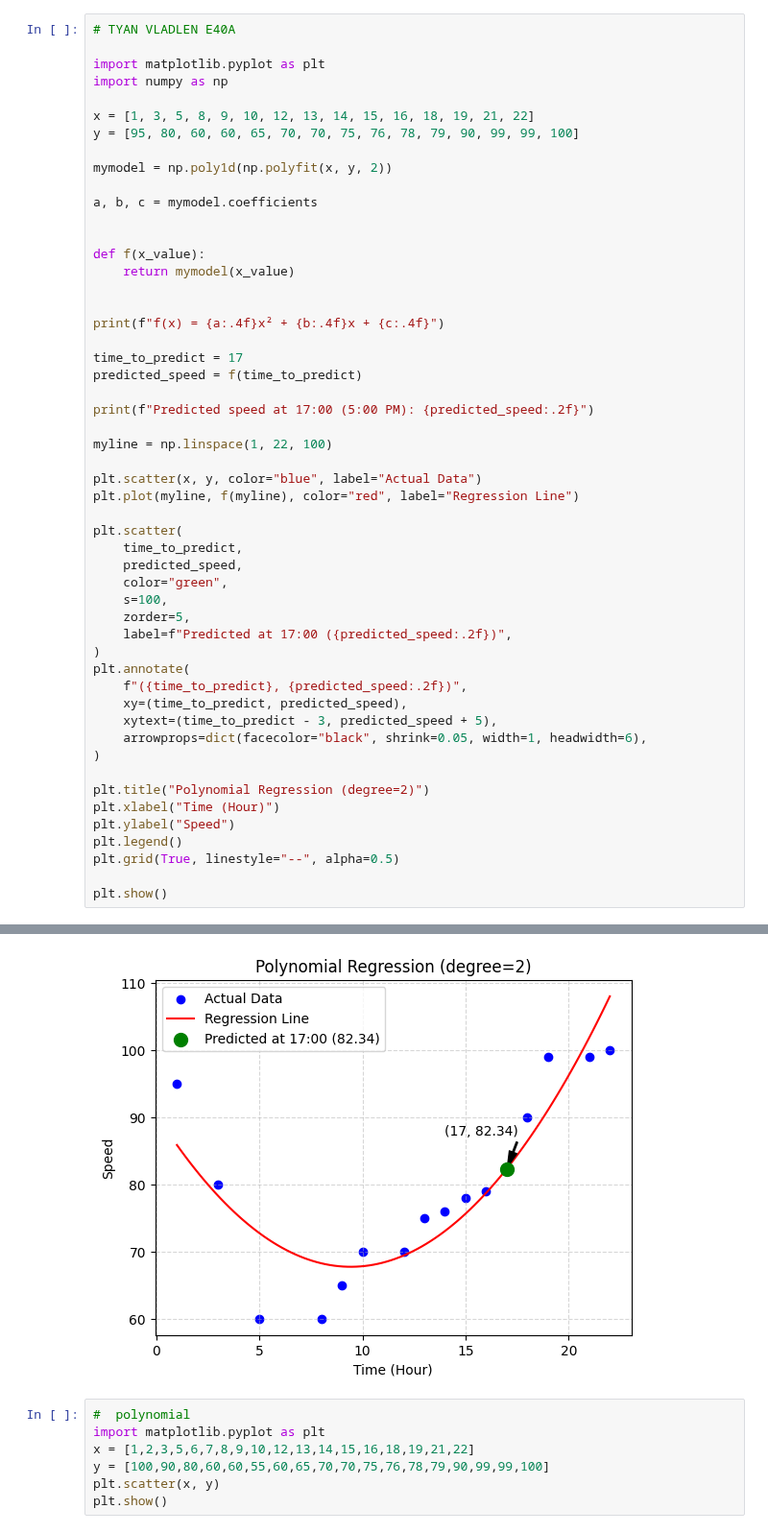
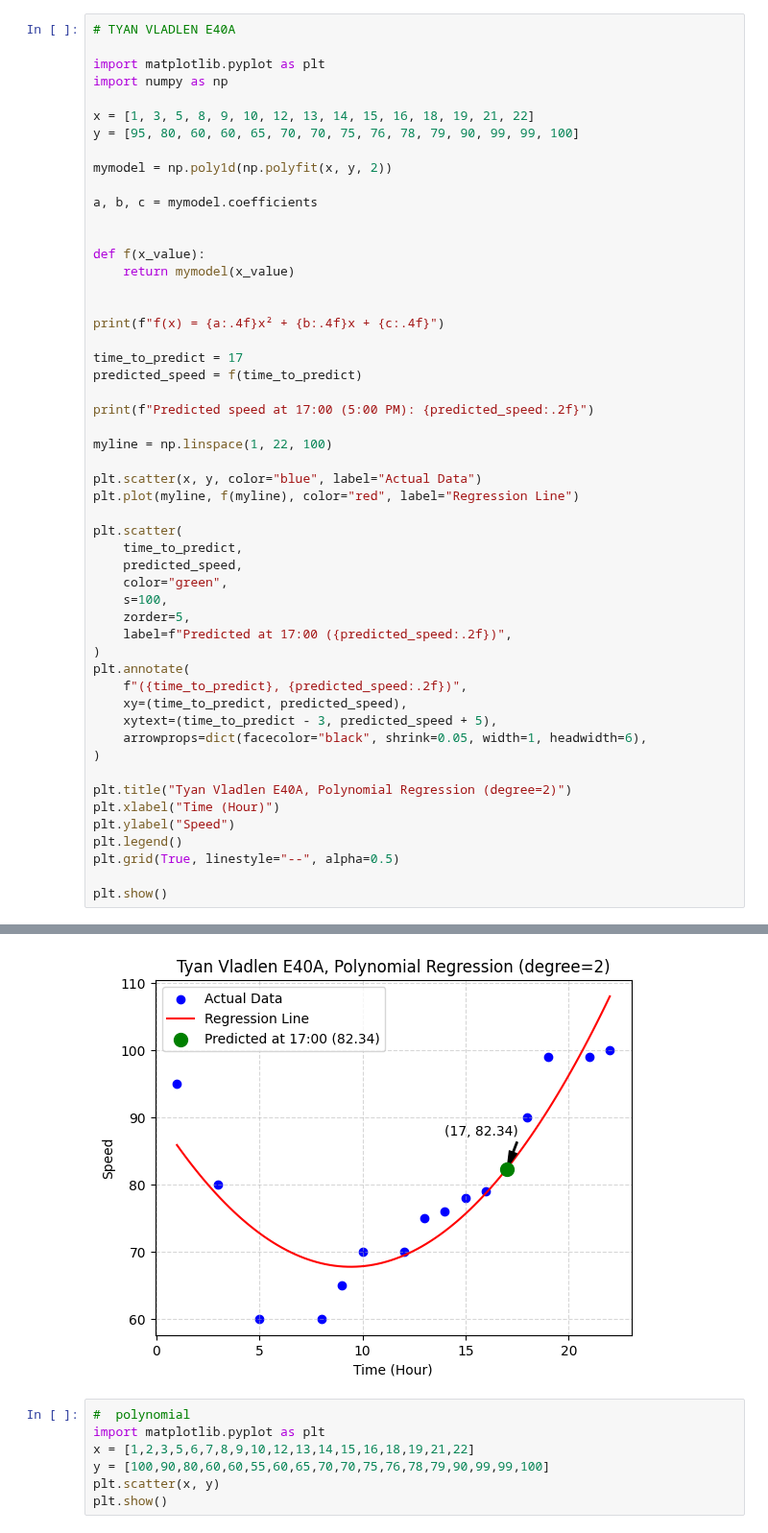
Before and after one commit to Lenninxd03/AI_Electronic_TyanVladlen, a Jupyter notebook: TyanVladlenE40A.ipynb, the cells around one changed output, grey strips where cells are left out. Shown at 96% size. Saved outputs shown, nothing was run; the diff lists cells and outputs as text.

```diff
--- a/TyanVladlenE40A.ipynb
+++ b/TyanVladlenE40A.ipynb
@@ -27,35 +27,35 @@ print(f"Predicted speed at 17:00 (5:00 PM): {predicted_speed:.2f}")
 
 myline = np.linspace(1, 22, 100)
 
 plt.scatter(x, y, color="blue", label="Actual Data")
 plt.plot(myline, f(myline), color="red", label="Regression Line")
 
 plt.scatter(
     time_to_predict,
     predicted_speed,
     color="green",
     s=100,
     zorder=5,
     label=f"Predicted at 17:00 ({predicted_speed:.2f})",
 )
 plt.annotate(
     f"({time_to_predict}, {predicted_speed:.2f})",
     xy=(time_to_predict, predicted_speed),
     xytext=(time_to_predict - 3, predicted_speed + 5),
     arrowprops=dict(facecolor="black", shrink=0.05, width=1, headwidth=6),
 )
 
-plt.title("Polynomial Regression (degree=2)")
+plt.title("Tyan Vladlen E40A, Polynomial Regression (degree=2)")
 plt.xlabel("Time (Hour)")
 plt.ylabel("Speed")
 plt.legend()
 plt.grid(True, linestyle="--", alpha=0.5)
 
 plt.show()
 # %% [output]
 f(x) = 0.2548x² + -4.8060x + 90.4146
 Predicted speed at 17:00 (5:00 PM): 82.34
-[figure, old version]
+[figure, new version]
 # %%
 #  polynomial
 import matplotlib.pyplot as plt
```
